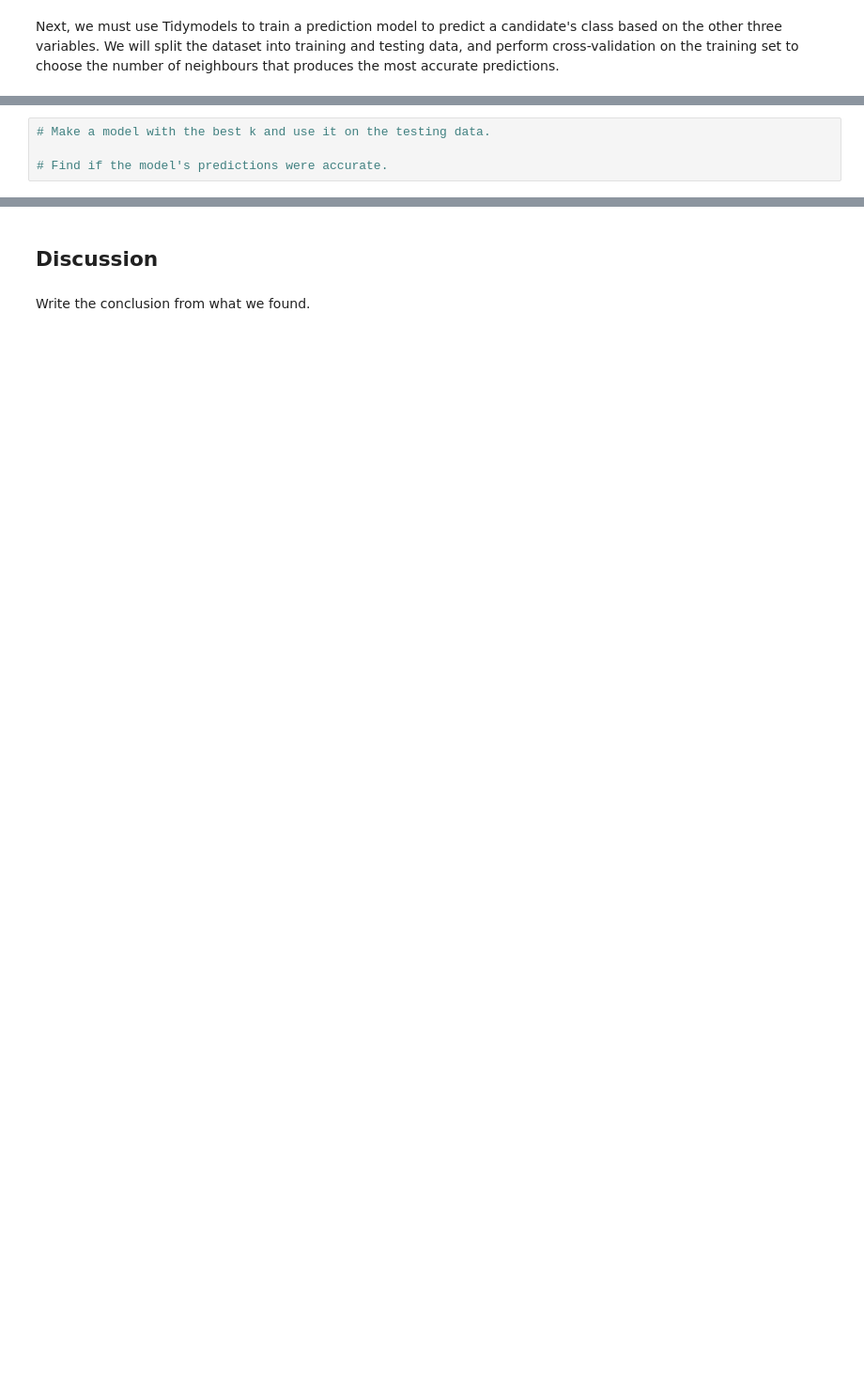
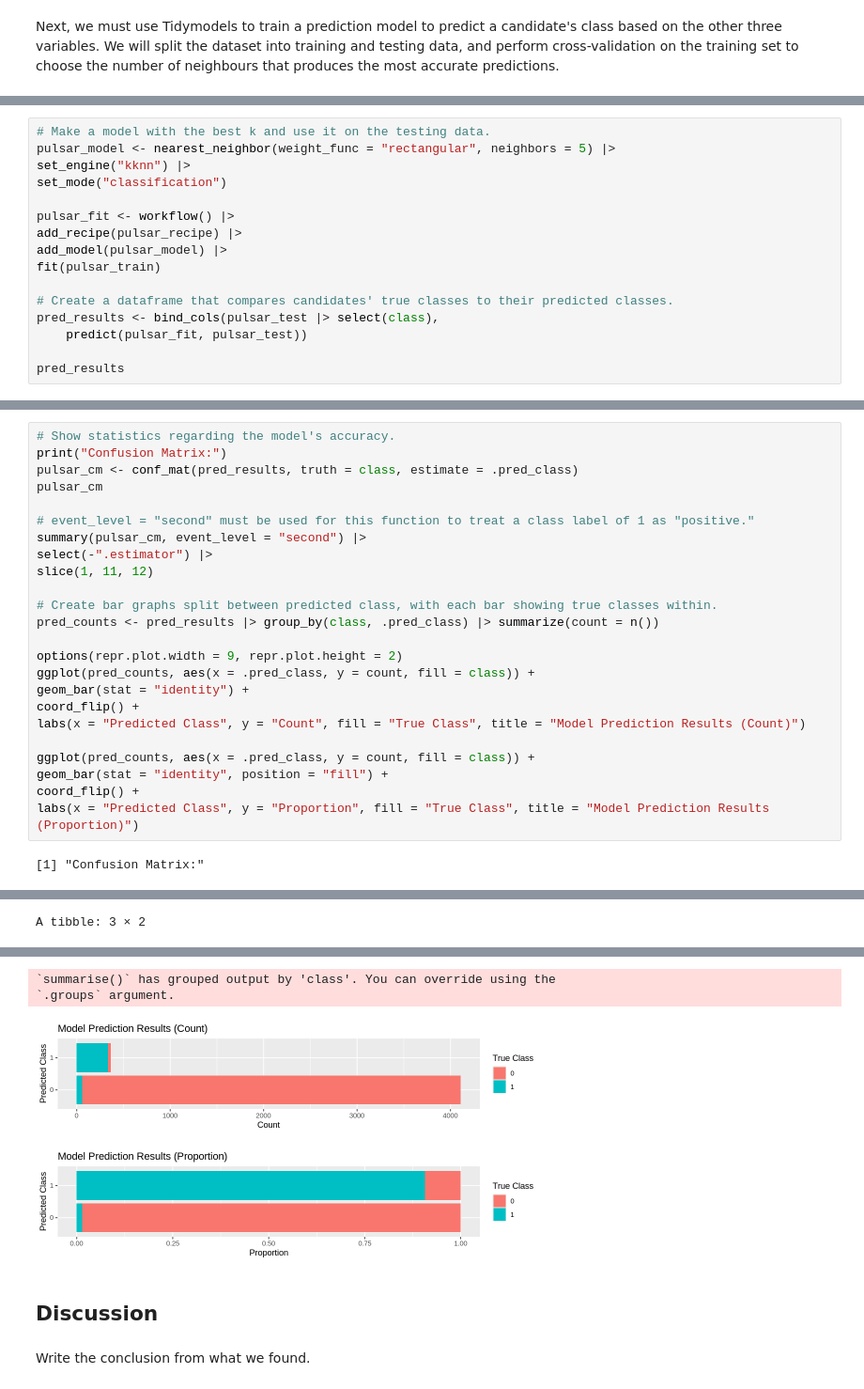
Before and after one commit to Kugelblitz64/dcsi100group19, a Jupyter notebook: dcsi100group19project.ipynb, the cells around one changed output, grey strips where cells are left out. Shown: that part at 94% size. Cells and saved outputs as stored; diff of their text form; blank space fills up the shorter version.

```diff
--- a/dcsi100group19project.ipynb
+++ b/dcsi100group19project.ipynb
@@ -112,4 +144,16 @@ With this best found K, we will use a model to predict the candidates' classes i
 # %%
 # Make a model with the best k and use it on the testing data.
+pulsar_model <- nearest_neighbor(weight_func = "rectangular", neighbors = 5) |>
+set_engine("kknn") |>
+set_mode("classification")
 
-# Find if the model's predictions were accurate.
+pulsar_fit <- workflow() |>
+add_recipe(pulsar_recipe) |>
+add_model(pulsar_model) |>
+fit(pulsar_train)
+
+# Create a dataframe that compares candidates' true classes to their predicted classes.
+pred_results <- bind_cols(pulsar_test |> select(class),
+    predict(pulsar_fit, pulsar_test))
+
+pred_results
@@ -117,0 +173,26 @@ With this best found K, we will use a model to predict the candidates' classes i
+# %%
+# Show statistics regarding the model's accuracy.
+print("Confusion Matrix:")
+pulsar_cm <- conf_mat(pred_results, truth = class, estimate = .pred_class)
+pulsar_cm
+
+# event_level = "second" must be used for this function to treat a class label of 1 as "positive."
+summary(pulsar_cm, event_level = "second") |>
+select(-".estimator") |>
+slice(1, 11, 12)
+
+# Create bar graphs split between predicted class, with each bar showing true classes within.
+pred_counts <- pred_results |> group_by(class, .pred_class) |> summarize(count = n())
+
+options(repr.plot.width = 9, repr.plot.height = 2)
+ggplot(pred_counts, aes(x = .pred_class, y = count, fill = class)) +
+geom_bar(stat = "identity") +
+coord_flip() +
+labs(x = "Predicted Class", y = "Count", fill = "True Class", title = "Model Prediction Results (Count)")
+
+ggplot(pred_counts, aes(x = .pred_class, y = count, fill = class)) +
+geom_bar(stat = "identity", position = "fill") +
+coord_flip() +
+labs(x = "Predicted Class", y = "Proportion", fill = "True Class", title = "Model Prediction Results (Proportion)")
+# %% [output]
+[1] "Confusion Matrix:"
@@ -117,0 +203 @@ With this best found K, we will use a model to predict the candidates' classes i
+A tibble: 3 × 2
@@ -118,3 +209,7 @@ With this best found K, we will use a model to predict the candidates' classes i
+`summarise()` has grouped output by 'class'. You can override using the
+`.groups` argument.
+[figure, added]
+[figure, added]
 # %% [markdown]
 ## Discussion
 # %% [markdown]
```
Also changed, not shown: parts of 10 cells of this notebook.
